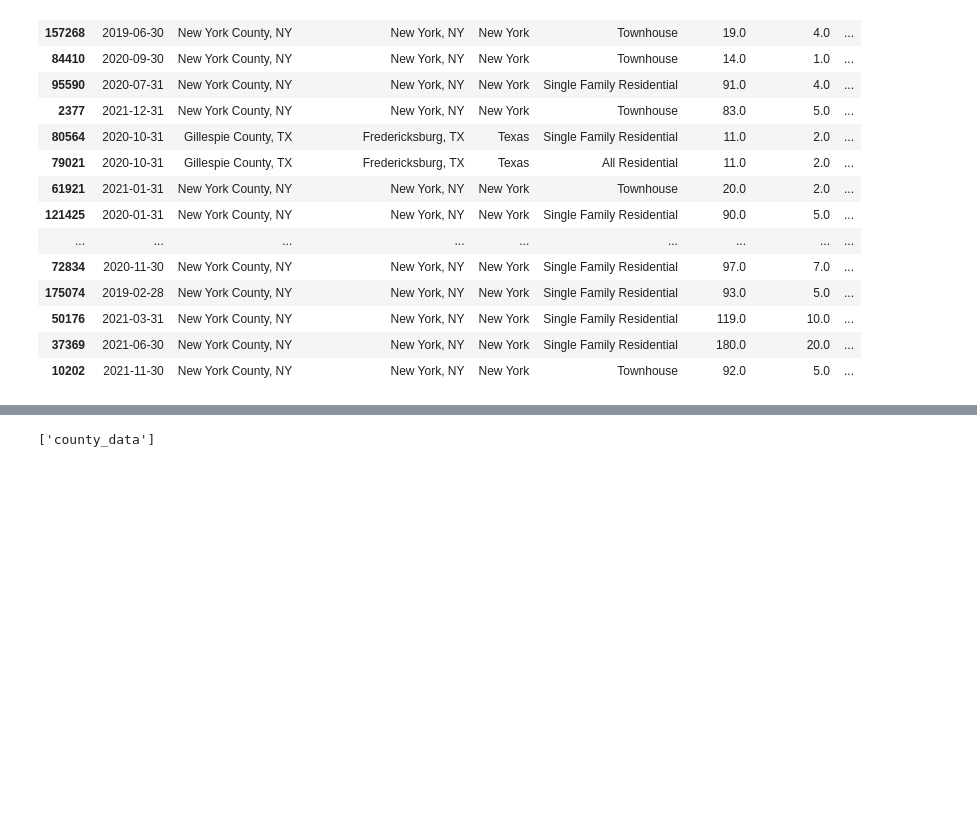
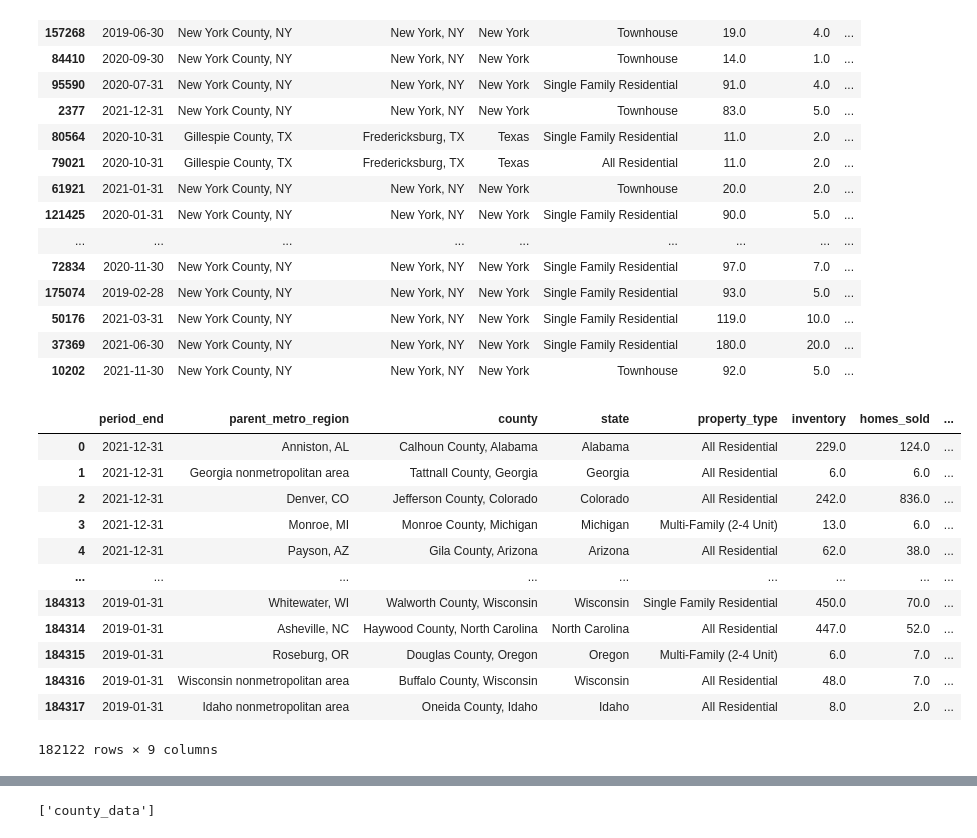
Before and after one commit to mbruns13/redfin_housing_data, a Jupyter notebook: housing_data.ipynb, the cells around one changed output, grey strips where cells are left out. Cells and saved outputs as stored; diff of their text form; code cells hidden in the pictures; blank space fills up the shorter version.

```diff
--- a/housing_data.ipynb
+++ b/housing_data.ipynb
@@ -237,3 +231,24 @@ test_df.head(30)
 | 50176 | 2021-03-31 | New York County, NY | New York, NY | New York | Single Family Residential | 119.0 | 10.0 | ... |
 | 37369 | 2021-06-30 | New York County, NY | New York, NY | New York | Single Family Residential | 180.0 | 20.0 | ... |
 | 10202 | 2021-11-30 | New York County, NY | New York, NY | New York | Townhouse | 92.0 | 5.0 | ... |
+# %%
+clean_county_df["county"] = clean_county_df["region"].str[:-2]
+clean_county_df["county"] = clean_county_df["county"] + clean_county_df["state"]
+clean_county_df["county"]
+
+clean_county_df = clean_county_df[["period_end","parent_metro_region","county","state","property_type","inventory","homes_sold","median_sale_price","median_ppsf"]]
+clean_county_df
+# %% [output]
+|  | period_end | parent_metro_region | county | state | property_type | inventory | homes_sold | ... |
+| 0 | 2021-12-31 | Anniston, AL | Calhoun County, Alabama | Alabama | All Residential | 229.0 | 124.0 | ... |
+| 1 | 2021-12-31 | Georgia nonmetropolitan area | Tattnall County, Georgia | Georgia | All Residential | 6.0 | 6.0 | ... |
+| 2 | 2021-12-31 | Denver, CO | Jefferson County, Colorado | Colorado | All Residential | 242.0 | 836.0 | ... |
+| 3 | 2021-12-31 | Monroe, MI | Monroe County, Michigan | Michigan | Multi-Family (2-4 Unit) | 13.0 | 6.0 | ... |
+| 4 | 2021-12-31 | Payson, AZ | Gila County, Arizona | Arizona | All Residential | 62.0 | 38.0 | ... |
+| ... | ... | ... | ... | ... | ... | ... | ... | ... |
+| 184313 | 2019-01-31 | Whitewater, WI | Walworth County, Wisconsin | Wisconsin | Single Family Residential | 450.0 | 70.0 | ... |
+| 184314 | 2019-01-31 | Asheville, NC | Haywood County, North Carolina | North Carolina | All Residential | 447.0 | 52.0 | ... |
+| 184315 | 2019-01-31 | Roseburg, OR | Douglas County, Oregon | Oregon | Multi-Family (2-4 Unit) | 6.0 | 7.0 | ... |
+| 184316 | 2019-01-31 | Wisconsin nonmetropolitan area | Buffalo County, Wisconsin | Wisconsin | All Residential | 48.0 | 7.0 | ... |
+| 184317 | 2019-01-31 | Idaho nonmetropolitan area | Oneida County, Idaho | Idaho | All Residential | 8.0 | 2.0 | ... |
+182122 rows × 9 columns
```
Also changed, not shown: parts of 6 cells of this notebook, 2 other files.
